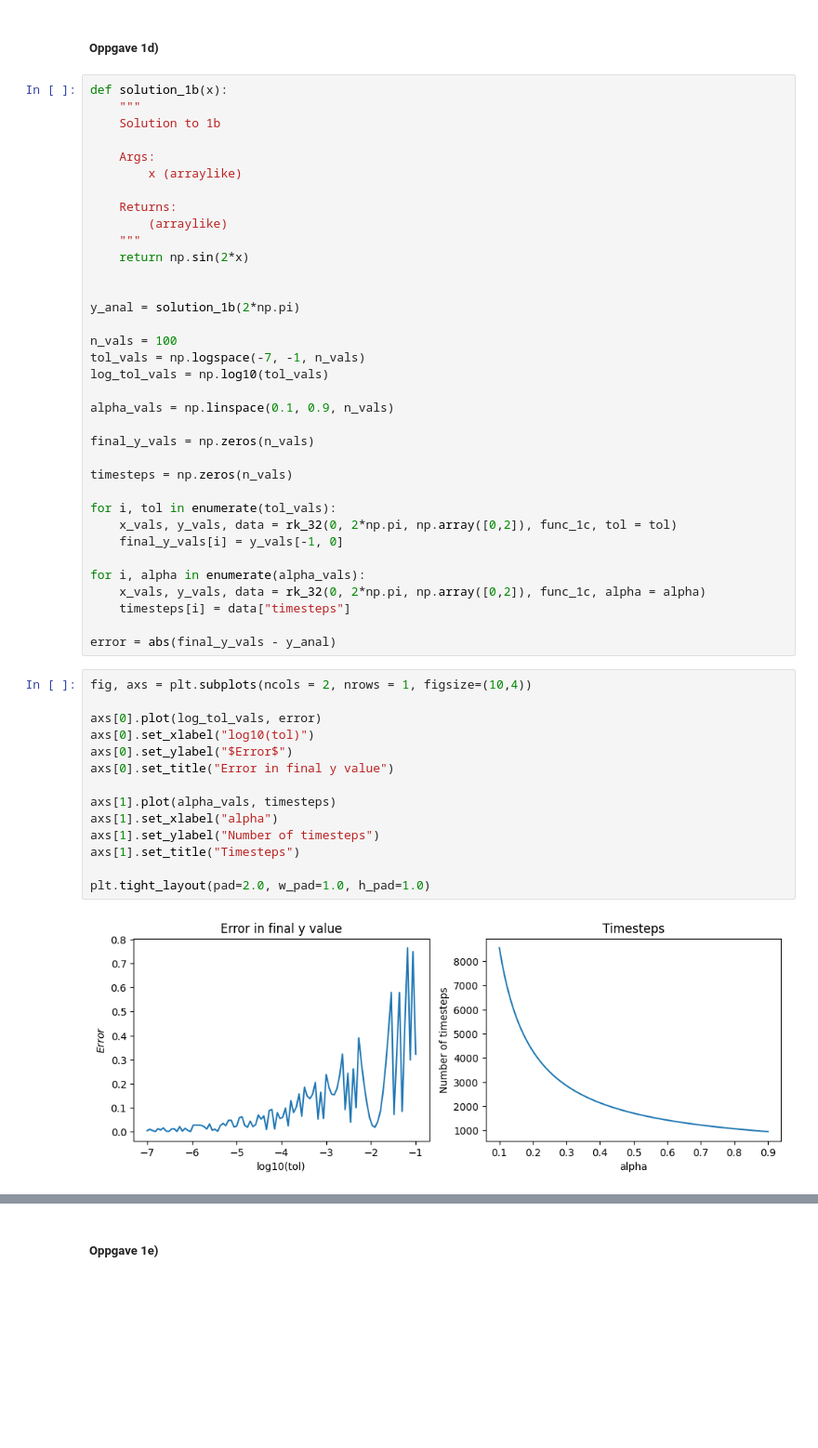
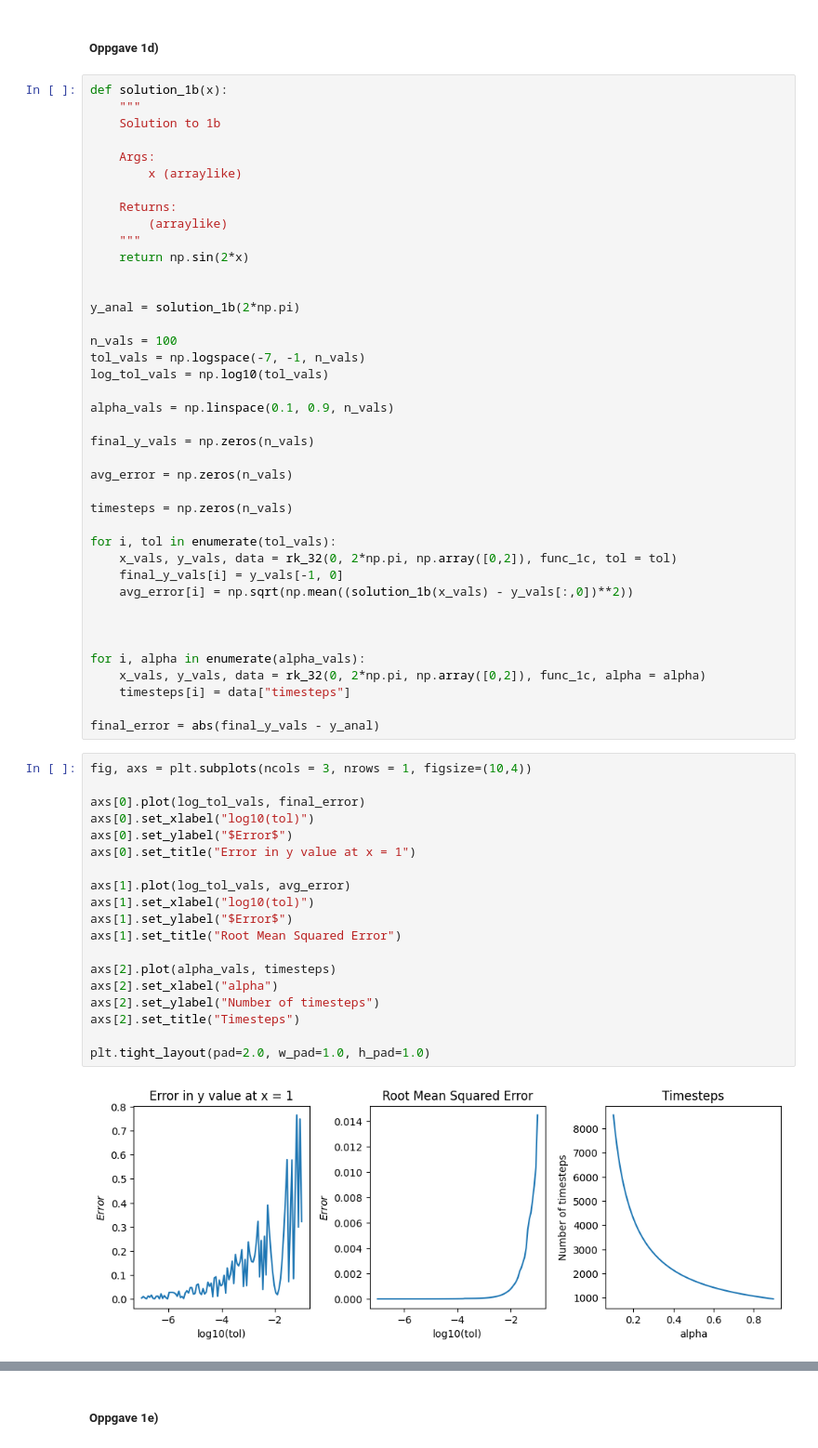
Before and after one commit to einaraarnaes/Prosjekt3, a Jupyter notebook: code.ipynb, the cells around one changed output, grey strips where cells are left out. Shown at 93% size. Saved outputs shown, nothing was run; the diff lists cells and outputs as text; blank space fills up the shorter version.

```diff
--- a/code.ipynb
+++ b/code.ipynb
@@ -188,31 +188,41 @@ alpha_vals = np.linspace(0.1, 0.9, n_vals)
 
 final_y_vals = np.zeros(n_vals)
 
+avg_error = np.zeros(n_vals)
+
 timesteps = np.zeros(n_vals)
 
 for i, tol in enumerate(tol_vals):
     x_vals, y_vals, data = rk_32(0, 2*np.pi, np.array([0,2]), func_1c, tol = tol)
     final_y_vals[i] = y_vals[-1, 0]
+    avg_error[i] = np.sqrt(np.mean((solution_1b(x_vals) - y_vals[:,0])**2))
+
+
 
 for i, alpha in enumerate(alpha_vals):
     x_vals, y_vals, data = rk_32(0, 2*np.pi, np.array([0,2]), func_1c, alpha = alpha)
     timesteps[i] = data["timesteps"]
 
-error = abs(final_y_vals - y_anal)
+final_error = abs(final_y_vals - y_anal)
 # %%
-fig, axs = plt.subplots(ncols = 2, nrows = 1, figsize=(10,4))
+fig, axs = plt.subplots(ncols = 3, nrows = 1, figsize=(10,4))
 
-axs[0].plot(log_tol_vals, error)
+axs[0].plot(log_tol_vals, final_error)
 axs[0].set_xlabel("log10(tol)")
 axs[0].set_ylabel("$Error$")
-axs[0].set_title("Error in final y value")
+axs[0].set_title("Error in y value at x = 1")
 
-axs[1].plot(alpha_vals, timesteps)
-axs[1].set_xlabel("alpha")
-axs[1].set_ylabel("Number of timesteps")
-axs[1].set_title("Timesteps")
+axs[1].plot(log_tol_vals, avg_error)
+axs[1].set_xlabel("log10(tol)")
+axs[1].set_ylabel("$Error$")
+axs[1].set_title("Root Mean Squared Error")
+
+axs[2].plot(alpha_vals, timesteps)
+axs[2].set_xlabel("alpha")
+axs[2].set_ylabel("Number of timesteps")
+axs[2].set_title("Timesteps")
 
 plt.tight_layout(pad=2.0, w_pad=1.0, h_pad=1.0)
 # %% [output]
-[figure, old version]
+[figure, new version]
 # %% [markdown]
```
Also changed, not shown: parts of 10 cells of this notebook.
